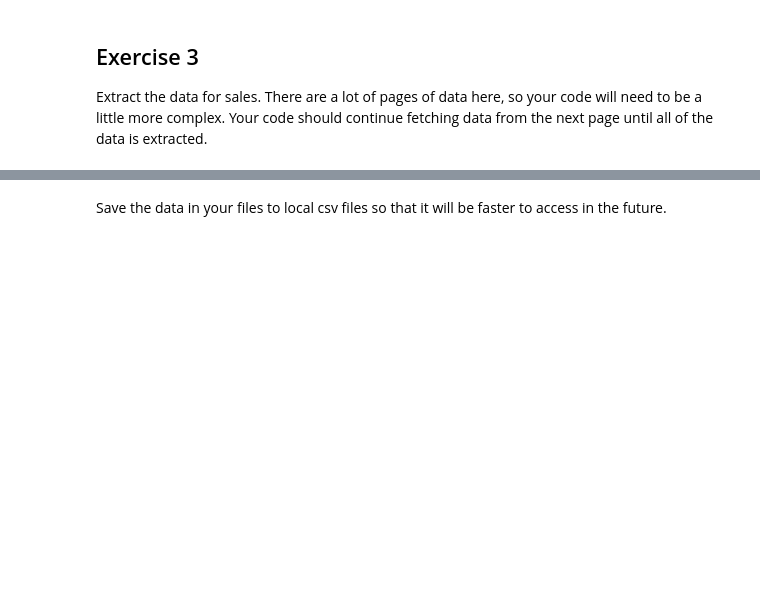
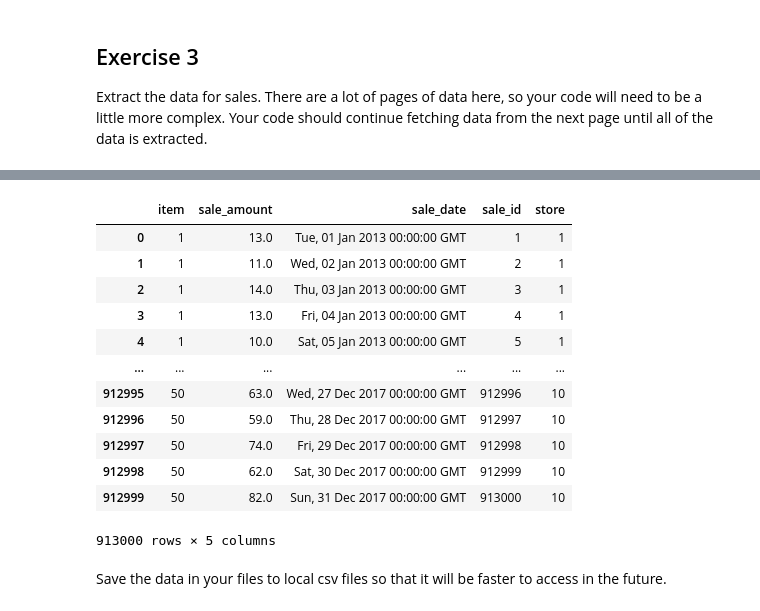
Before and after one commit to gilbert-noriega-ii/time-series-exercises, a Jupyter notebook: data_acquisition.ipynb, the cells around one changed output, grey strips where cells are left out. Cells and saved outputs as stored; diff of their text form; code cells hidden in the pictures; blank space fills up the shorter version.

Commit message:
exercise 1-3 completed with functions

```diff
--- a/data_acquisition.ipynb
+++ b/data_acquisition.ipynb
@@ -197,5 +164,2 @@ data
-# %%
-def get_sales():
-    sales =
 # %%
 response = requests.get(base_url + data['payload']['next_page'])
@@ -203,3 +166,44 @@ data = response.json()
+# %%
+def get_sales():
+    '''
+    This function retrieves all sales of all pages
+    from the base url api and saves it as a dataframe
+    '''
+    #saving the base url
+    base_url = 'https://python.zach.lol'
+    #opening/visiting the url
+    response = requests.get('https://python.zach.lol/api/v1/sales')
+    #saving the data as a json script
+    data = response.json()
+    #saving the json script as a dataframe
+    df = pd.DataFrame(data['payload']['sales'])
+    #creating a loop to scan all the items pages
+    for number in range(1, data['payload']['max_page']):
+        #moving into the next page of items
+        response = requests.get(base_url + data['payload']['next_page'])
+        #saving the as a json script
+        data = response.json()
+        #adding the next page of items onto the original dataframe
+        df = pd.concat([df, pd.DataFrame(data['payload']['sales'])], ignore_index=True)
+    return df
+# %%
+sales = get_sales()
+# %%
+sales
+# %% [output]
+|  | item | sale_amount | sale_date | sale_id | store |
+| 0 | 1 | 13.0 | Tue, 01 Jan 2013 00:00:00 GMT | 1 | 1 |
+| 1 | 1 | 11.0 | Wed, 02 Jan 2013 00:00:00 GMT | 2 | 1 |
+| 2 | 1 | 14.0 | Thu, 03 Jan 2013 00:00:00 GMT | 3 | 1 |
+| 3 | 1 | 13.0 | Fri, 04 Jan 2013 00:00:00 GMT | 4 | 1 |
+| 4 | 1 | 10.0 | Sat, 05 Jan 2013 00:00:00 GMT | 5 | 1 |
+| ... | ... | ... | ... | ... | ... |
+| 912995 | 50 | 63.0 | Wed, 27 Dec 2017 00:00:00 GMT | 912996 | 10 |
+| 912996 | 50 | 59.0 | Thu, 28 Dec 2017 00:00:00 GMT | 912997 | 10 |
+| 912997 | 50 | 74.0 | Fri, 29 Dec 2017 00:00:00 GMT | 912998 | 10 |
+| 912998 | 50 | 62.0 | Sat, 30 Dec 2017 00:00:00 GMT | 912999 | 10 |
+| 912999 | 50 | 82.0 | Sun, 31 Dec 2017 00:00:00 GMT | 913000 | 10 |
+913000 rows × 5 columns
 # %% [markdown]
 Save the data in your files to local csv files so that it will be faster to access in the future.
 # %% [markdown]
```
Also changed, not shown: parts of 30 cells of this notebook.
